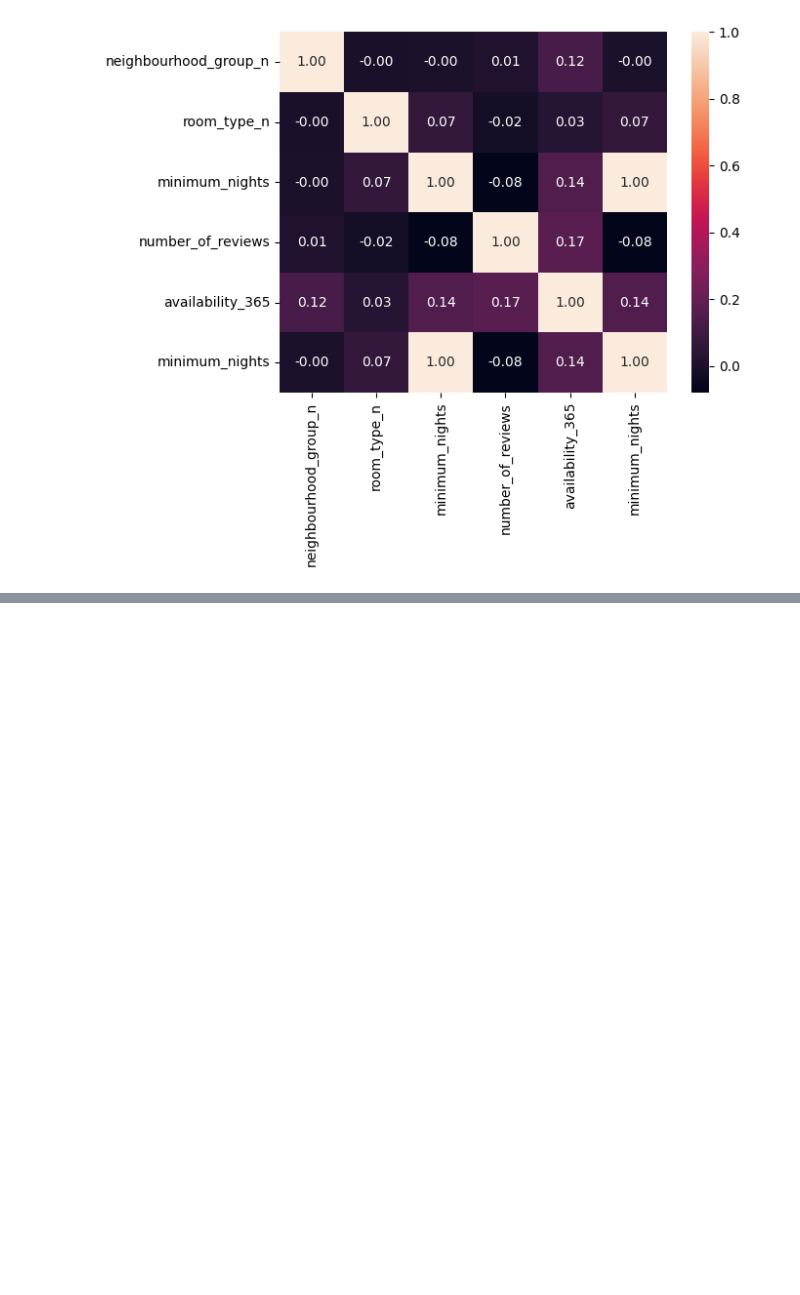
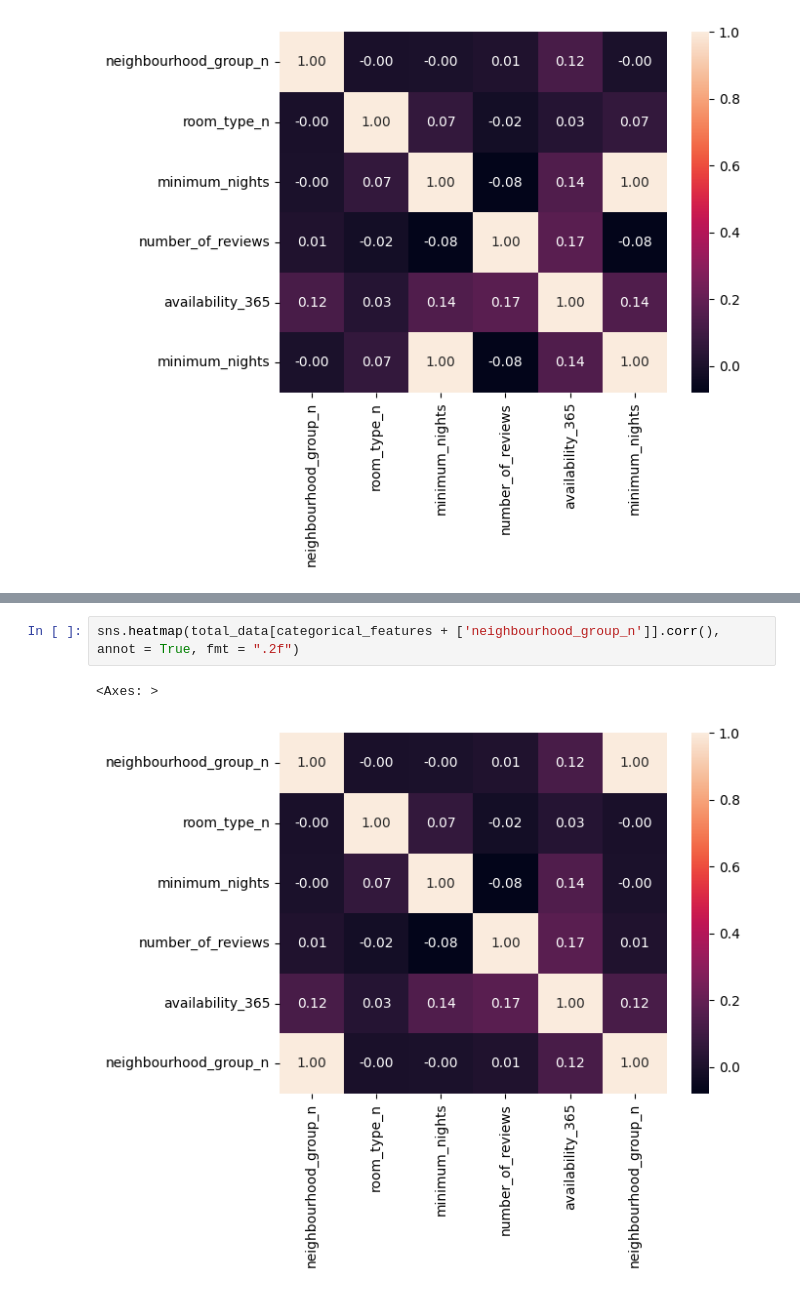
Before and after one commit to 4GeeksAcademy/nicholasdetriomachine-learning-python-template, a Jupyter notebook: src/explore.ipynb, the cells around one changed output, grey strips where cells are left out. Drawn from its saved outputs; the diff is of its cells as text; blank space fills up the shorter version.

```diff
--- a/src/explore.ipynb
+++ b/src/explore.ipynb
@@ -486,0 +492,5 @@ sns.heatmap(total_data[categorical_features + ['minimum_nights']].corr(), annot
+# %%
+sns.heatmap(total_data[categorical_features + ['neighbourhood_group_n']].corr(), annot = True, fmt = ".2f")
+# %% [output]
+<Axes: >
+[figure, added]
```
Also changed, not shown: parts of 31 cells of this notebook.
